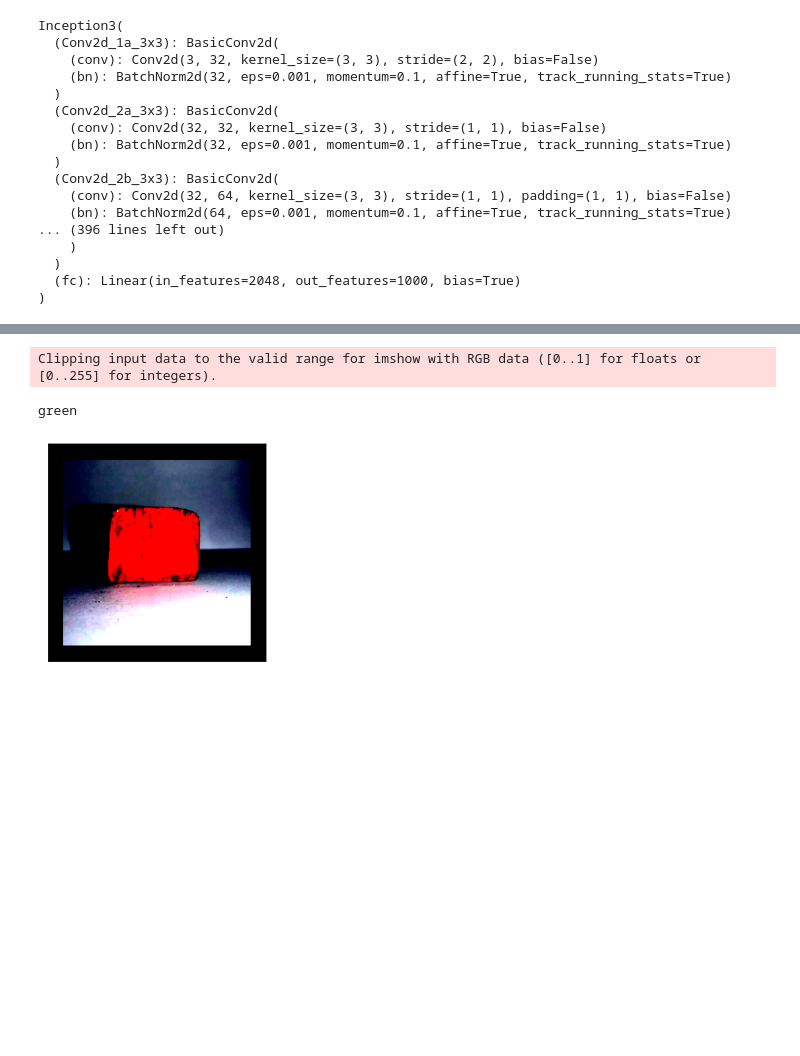
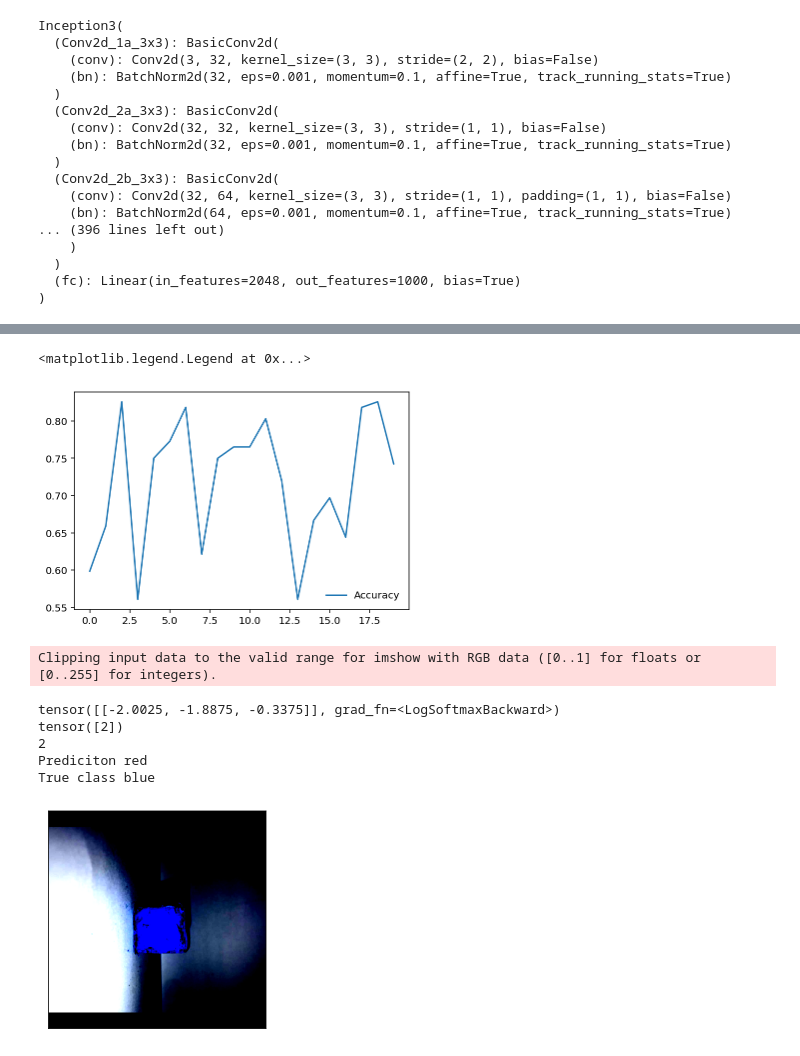
Before and after one commit to roypratik/Color_based_object_sorter, a Jupyter notebook: Inception.ipynb, the cells around one changed output, grey strips where cells are left out. Cells and saved outputs as stored; diff of their text form; code cells hidden in the pictures; blank space fills up the shorter version.

```diff
--- a/Inception.ipynb
+++ b/Inception.ipynb
@@ -185,5 +197,11 @@ plt.legend(frameon=False)
+# %%
+plt.plot(accuracy_acc, label='Accuracy')
+plt.legend(frameon=False)
+# %% [output]
+<matplotlib.legend.Legend at 0x...>
+[figure, added]
 # %%
-# obtain one batch of test images
+
 testloader = torch.utils.data.DataLoader(test_data, batch_size=1,shuffle=True)
 
 dataiter = iter(testloader)
@@ -193,19 +211,27 @@ train_on_gpu = torch.cuda.is_available()
 if train_on_gpu:
     images = images.cuda()
 
-# get sample outputs
+
 output = model(images)
-# convert output probabilities to predicted class
+print(output)
 _, preds_tensor = torch.max(output, 1)
+print(preds_tensor)
+
 preds = np.squeeze(preds_tensor.numpy()) if not train_on_gpu else np.squeeze(preds_tensor.cpu().numpy())
 
-# plot the images in the batch, along with predicted and true labels
+print(preds)
+
 fig = plt.figure(figsize=(25, 4))
 for idx in np.arange(1):
     ax = fig.add_subplot(1, 1, idx+1, xticks=[], yticks=[])
     plt.imshow(np.transpose(images[idx], (1, 2, 0)))
-    print(classes[preds])
+    print("Prediciton "+classes[preds])
+    print("True class "+classes[labels])
 # %% [output]
 Clipping input data to the valid range for imshow with RGB data ([0..1] for floats or [0..255] for integers).
-green
+tensor([[-2.0025, -1.8875, -0.3375]], grad_fn=<LogSoftmaxBackward>)
+tensor([2])
+2
+Prediciton red
+True class blue
-[figure, old version]
+[figure, new version]
```
Also changed, not shown: parts of 6 cells of this notebook, 3 other files.
